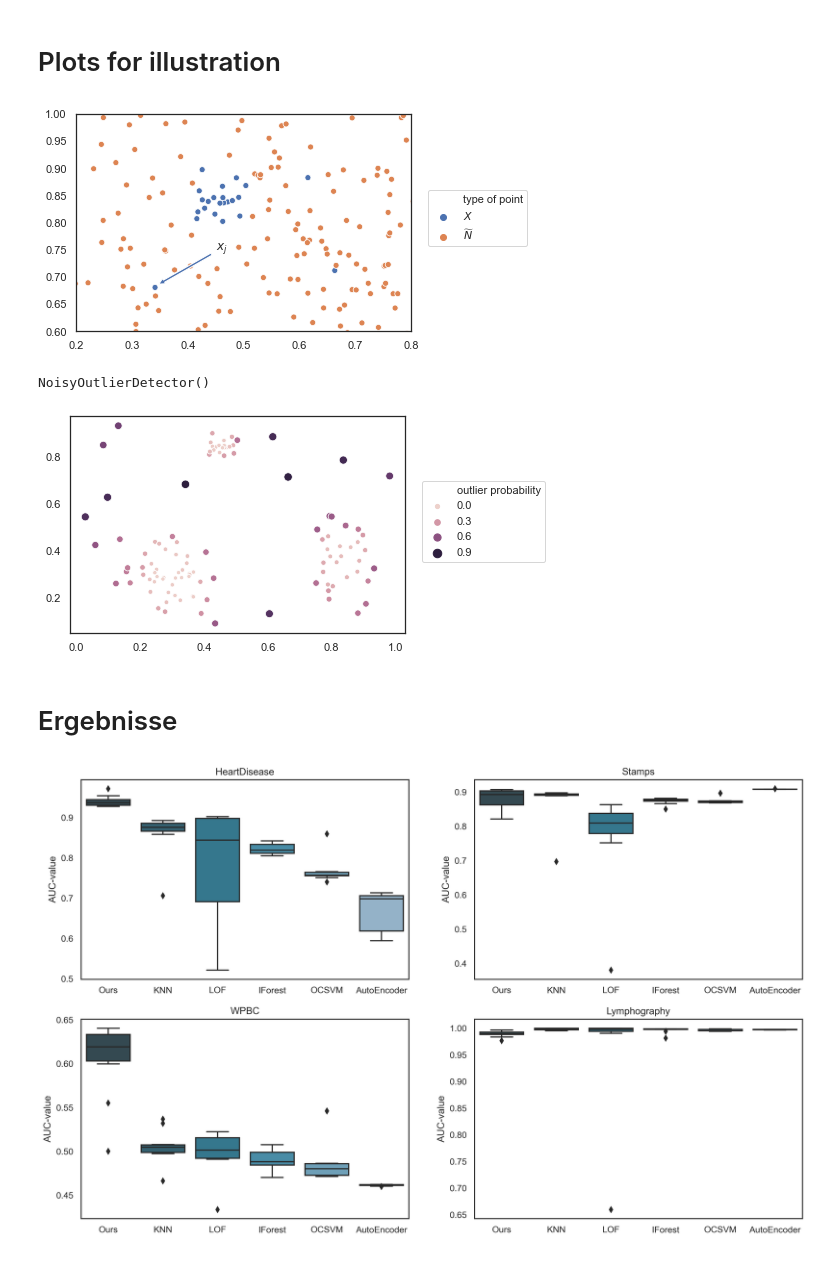
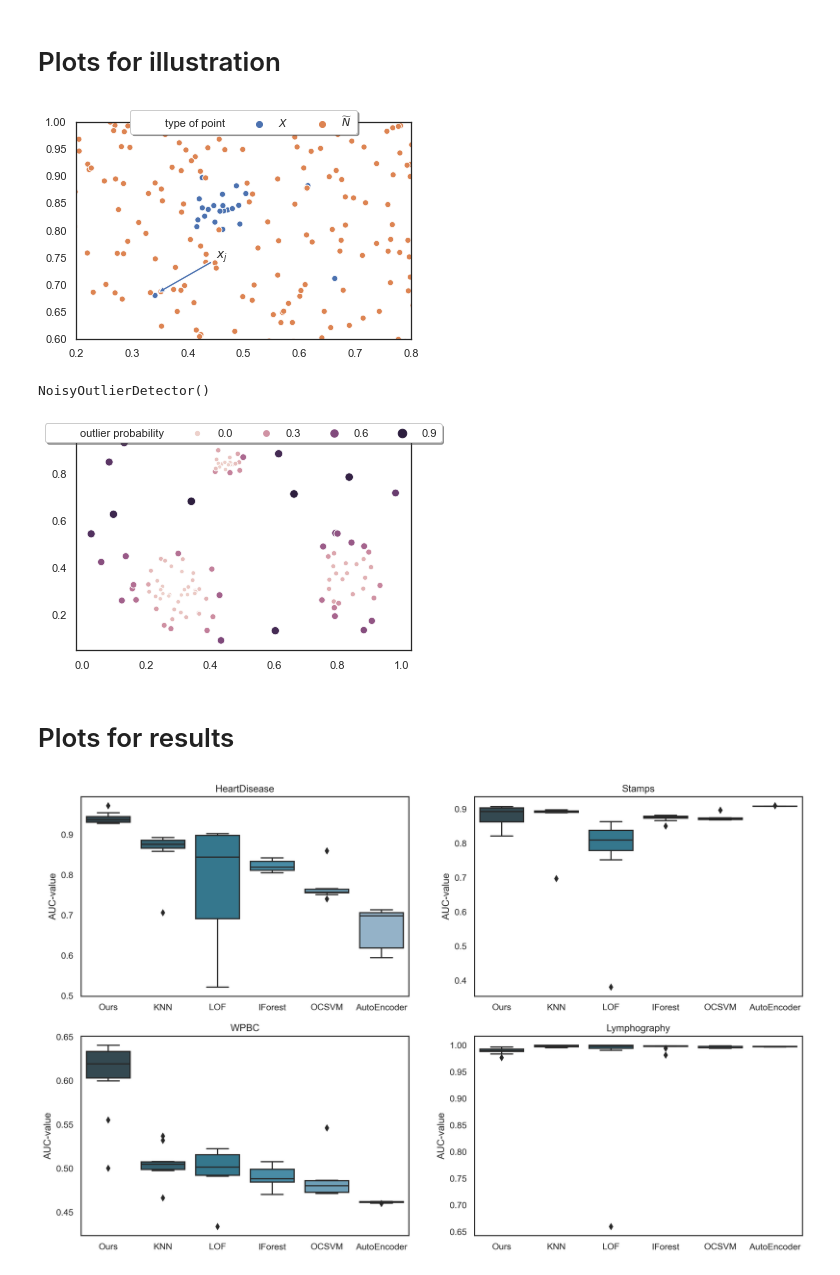
Before and after one commit to jandiers/self-supervised-outlier, a Jupyter notebook: publication/notebook for plots.ipynb, the cells around one changed output. Saved outputs shown, nothing was run; the diff lists cells and outputs as text; code cells hidden in the pictures.

```diff
--- a/publication/notebook for plots.ipynb
+++ b/publication/notebook for plots.ipynb
@@ -5,6 +5,7 @@ import seaborn as sns
 import pandas as pd
 import matplotlib.pyplot as plt
 
+plt.rcParams['figure.figsize'] = 16, 10
 sns.set(style='white')
 
 def LoOPData():
@@ -41,17 +42,17 @@ data['type of point'] = list(map(lambda x: '$\widetilde{N}$' if x == 1 else '$X$
 # %%
 s = sns.scatterplot('x', 'y', data=data, hue='type of point')
 plt.xlabel(''), plt.ylabel('')
 s.set(ylim=(0.6, 1), xlim=(0.2, 0.8))
 s.axes.xaxis.limit_range_for_scale(0.2, 0.8)
 _ = s.axes.yaxis.limit_range_for_scale(0.6, 1)
 
 _ = plt.annotate('$x_j$', xy=(0.345, 0.685), xytext=(0.45, 0.75), arrowprops={'arrowstyle': 'simple'})
 
-s.legend(bbox_to_anchor=(1.05, 0.65), loc=2, borderaxespad=0.)
+plt.legend(loc='center', bbox_to_anchor=(0.5, 1.0), ncol=3, fancybox=True, shadow=True)
 
 plt.savefig("./plots/xj_outlier.pdf", dpi=300)
 # %% [output]
-[figure, old version]
+[figure, new version]
 # %%
 model = NoisyOutlierDetector()
 # %%
@@ -65,13 +66,13 @@ data['outlier probability'] = model.predict_outlier_probability(X)
 s = sns.scatterplot('x', 'y', data=data, hue='outlier probability', size='outlier probability')
 _ = plt.xlabel(''), plt.ylabel('')
 
-s.legend(bbox_to_anchor=(1.05, 0.7), loc=2, borderaxespad=0.)
+plt.legend(loc='center', bbox_to_anchor=(0.5, 1.0), ncol=5, fancybox=True, shadow=True)
 
 plt.savefig("./plots/results_algorithm_2.pdf", dpi=300)
 # %% [output]
-[figure, old version]
+[figure, new version]
-# %% [markdown]
-# Ergebnisse
+# %% [markdown]
+# Plots for results
 # %%
 files = ['HeartDisease_withoutdupl_norm_05_v10', 'Stamps_withoutdupl_norm_05_v10', 'WPBC_withoutdupl_norm', 'Lymphography_withoutdupl_norm_idf']
 # %%
```
Also changed, not shown: parts of 1 cell of this notebook, 4 other files.
